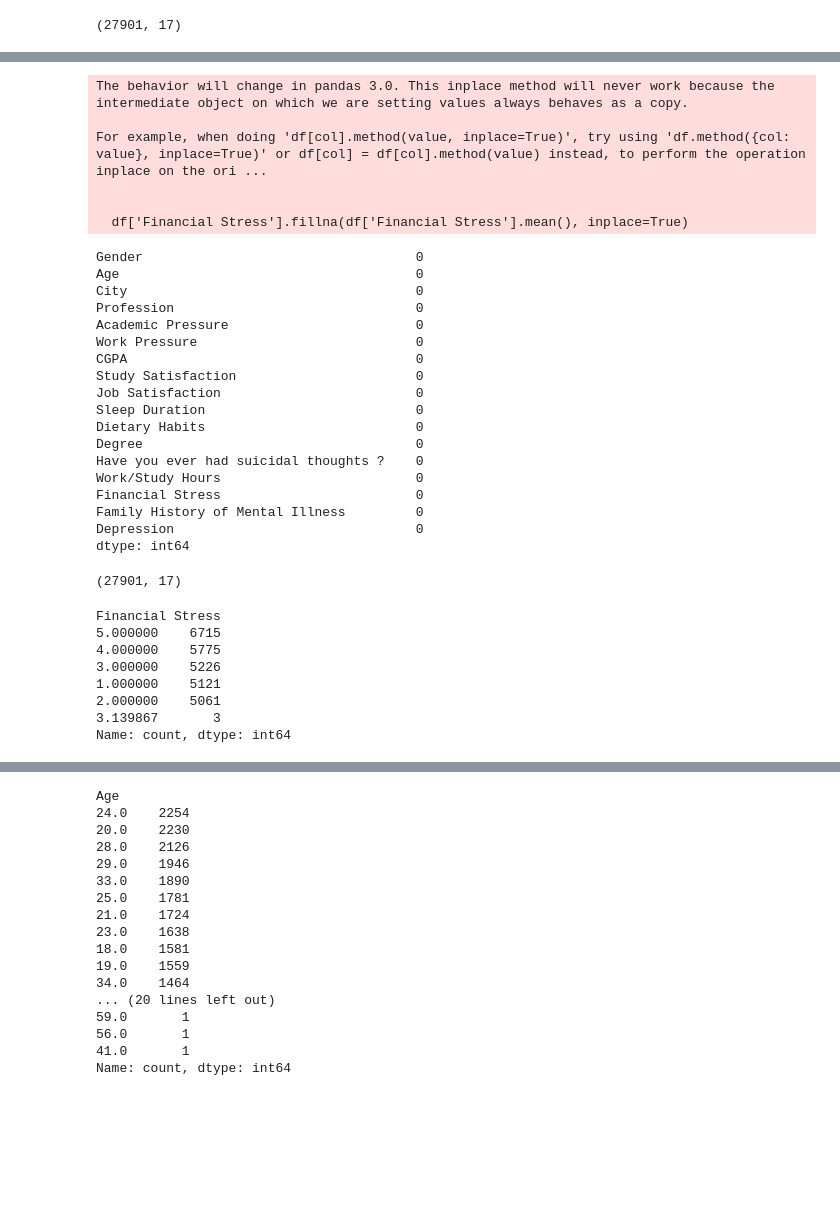
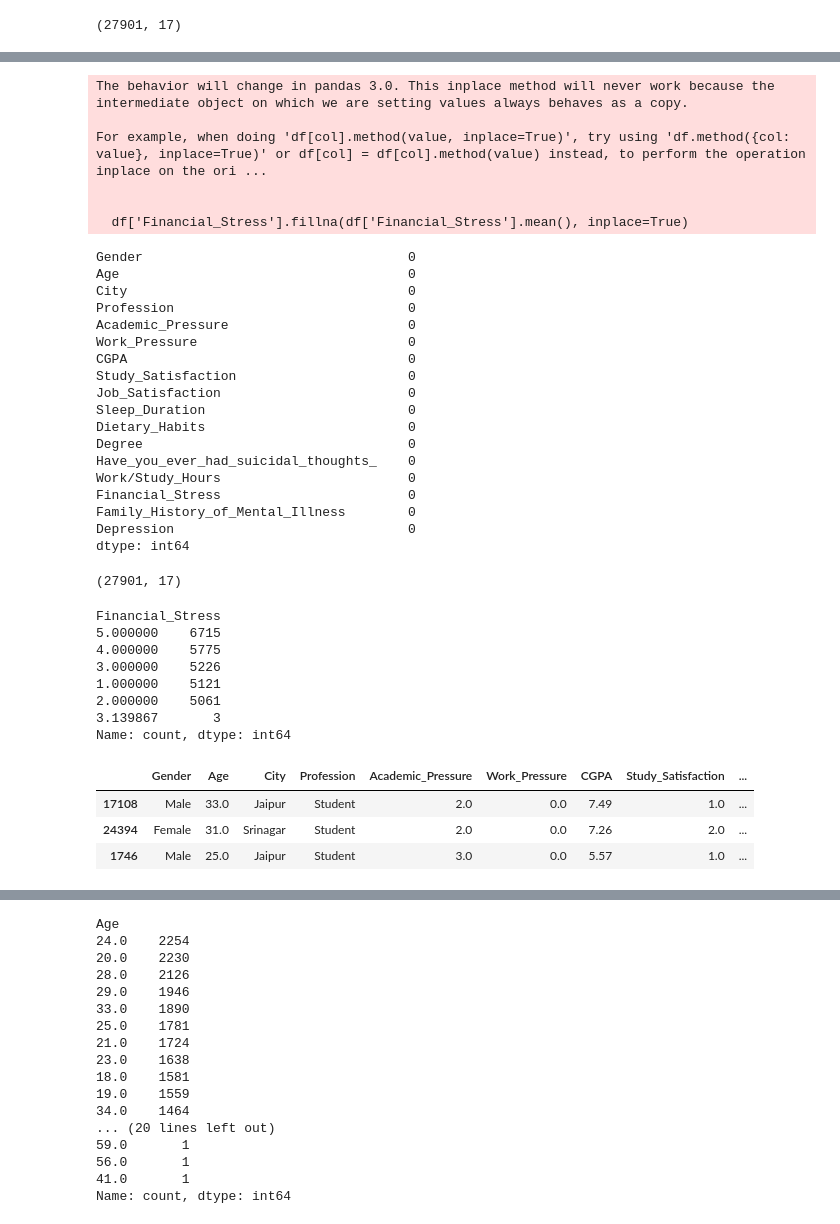
Before and after one commit to aslam0312/machinelearning-, a Jupyter notebook: depression.ipynb, the cells around one changed output, grey strips where cells are left out. Cells and saved outputs as stored; diff of their text form; code cells hidden in the pictures; blank space fills up the shorter version.

```diff
--- a/depression.ipynb
+++ b/depression.ipynb
@@ -14,0 +15,7 @@ df.sample(3)
+# %%
+# CHANGING THE NAME OF THE COLUMNS WITH ? SUCH AS 'Have_you_ever_had_suicidal_thoughts' TO 'Have_you_ever_had_suicidal_thoughts'
+df.columns = df.columns.str.replace('?', '')
+# CHANGING THE NAME OF THE COLUMNS WITH GAP WITHOUT SPACE SUCH AS 'Financial Stress' TO 'Financial_Stress', 'Study Satisfaction' TO 'Study_Satisfaction'
+df.columns = df.columns.str.replace(' ', '_')
+
+df.columns
@@ -64,7 +78,7 @@ Depression                               0
 dtype: int64
 # %%
 # make missing values of financial stress to be the mean of the column
-df['Financial Stress'].fillna(df['Financial Stress'].mean(), inplace=True)
+df['Financial_Stress'].fillna(df['Financial_Stress'].mean(), inplace=True)
 # ensure that there are no missing values
 df.isnull().sum()
 # %% [output]
@@ -73,24 +87,24 @@ The behavior will change in pandas 3.0. This inplace method will never work beca
 For example, when doing 'df[col].method(value, inplace=True)', try using 'df.method({col: value}, inplace=True)' or df[col] = df[col].method(value) instead, to perform the operation inplace on the ori ...
 
 
-  df['Financial Stress'].fillna(df['Financial Stress'].mean(), inplace=True)
+  df['Financial_Stress'].fillna(df['Financial_Stress'].mean(), inplace=True)
-Gender                                   0
-Age                                      0
-City                                     0
-Profession                               0
-Academic Pressure                        0
-Work Pressure                            0
-CGPA                                     0
-Study Satisfaction                       0
-Job Satisfaction                         0
-Sleep Duration                           0
-Dietary Habits                           0
-Degree                                   0
-Have you ever had suicidal thoughts ?    0
-Work/Study Hours                         0
-Financial Stress                         0
-Family History of Mental Illness         0
-Depression                               0
+Gender                                  0
+Age                                     0
+City                                    0
+Profession                              0
+Academic_Pressure                       0
+Work_Pressure                           0
+CGPA                                    0
+Study_Satisfaction                      0
+Job_Satisfaction                        0
+Sleep_Duration                          0
+Dietary_Habits                          0
+Degree                                  0
+Have_you_ever_had_suicidal_thoughts_    0
+Work/Study_Hours                        0
+Financial_Stress                        0
+Family_History_of_Mental_Illness        0
+Depression                              0
 dtype: int64
 # %%
 df.shape
@@ -98,9 +112,9 @@ df.shape
 (27901, 17)
 # %%
 # checking unique values in financial stress column
-df['Financial Stress'].value_counts()
+df['Financial_Stress'].value_counts()
 # %% [output]
-Financial Stress
+Financial_Stress
 5.000000    6715
 4.000000    5775
 3.000000    5226
@@ -113,0 +128,7 @@ df = df[df['Financial Stress'].map(df['Financial Stress'].value_counts()) >=4]
+# %%
+df.sample(3)
+# %% [output]
+|  | Gender | Age | City | Profession | Academic_Pressure | Work_Pressure | CGPA | Study_Satisfaction | ... |
+| 17108 | Male | 33.0 | Jaipur | Student | 2.0 | 0.0 | 7.49 | 1.0 | ... |
+| 24394 | Female | 31.0 | Srinagar | Student | 2.0 | 0.0 | 7.26 | 2.0 | ... |
+| 1746 | Male | 25.0 | Jaipur | Student | 3.0 | 0.0 | 5.57 | 1.0 | ... |
```
Also changed, not shown: parts of 32 cells of this notebook, 2 other files.
